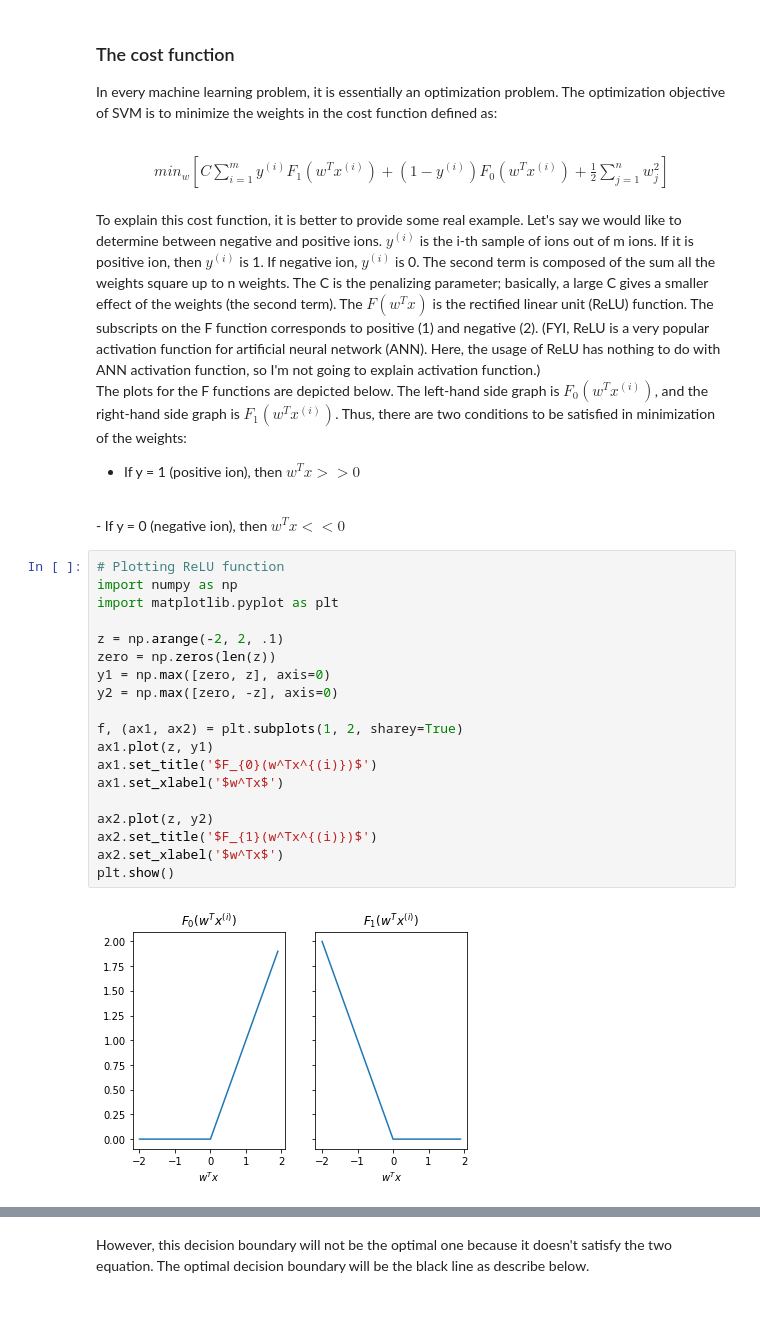
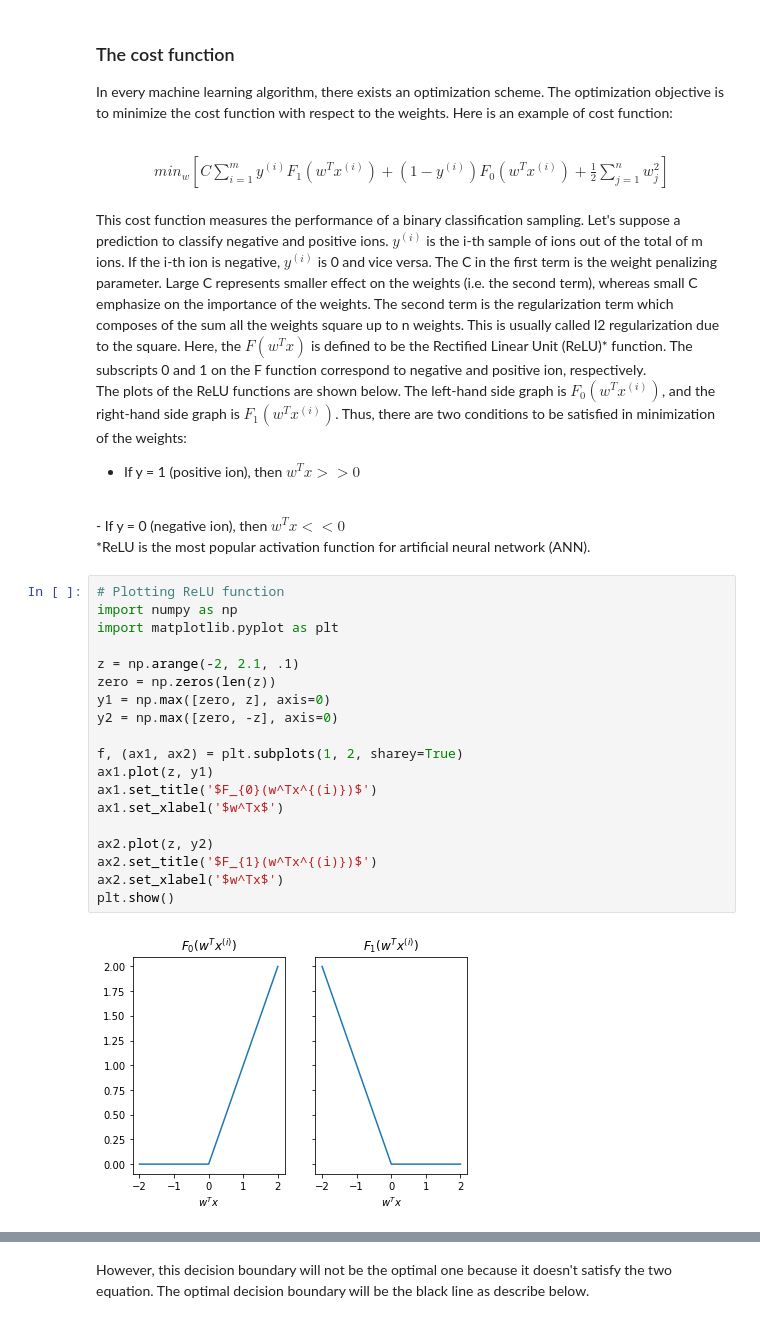
Before and after one commit to yanxon/Academy, a Jupyter notebook: Machine Learning/Support Vector Machine/SVM.ipynb, the cells around one changed output, grey strips where cells are left out. Drawn from its saved outputs; the diff is of its cells as text.

```diff
--- a/Machine Learning/Support Vector Machine/SVM.ipynb
+++ b/Machine Learning/Support Vector Machine/SVM.ipynb
@@ -9,37 +27,38 @@ In this note, I will explain the mathematical intuition behind SVM and provide a
 # %% [markdown]
 ### The cost function
 
-In every machine learning problem, it is essentially an optimization problem. The optimization objective of SVM is to minimize the weights in the cost function defined as:
-<br />
+In every machine learning algorithm, there exists an optimization scheme. The optimization objective is to minimize the cost function with respect to the weights. Here is an example of cost function:<br />
 <br />
 <center> $min_{w} [C \sum_{i=1}^m{y^{(i)} F_{1}(w^Tx^{(i)}) + (1-y^{(i)}) F_{0}(w^Tx^{(i)})} + \frac{1}{2} \sum_{j=1}^{n}w_j^{2} ] $ </center>
 <br />
-To explain this cost function, it is better to provide some real example. Let's say we would like to determine between negative and positive ions. $y^{(i)}$ is the i-th sample of ions out of m ions. If it is positive ion, then $y^{(i)}$ is 1. If negative ion, $y^{(i)}$ is 0. The second term is composed of the sum all the weights square up to n weights. The C is the penalizing parameter; basically, a large C gives a smaller effect of the weights (the second term). The $F(w^Tx)$ is the rectified linear unit (ReLU) function. The subscripts on the F function corresponds to positive (1) and negative (2). (FYI, ReLU is a very popular activation function for artificial neural network (ANN). Here, the usage of ReLU has nothing to do with ANN activation function, so I'm not going to explain activation function.)
+This cost function measures the performance of a binary classification sampling. Let's suppose a prediction to classify negative and positive ions. $y^{(i)}$ is the i-th sample of ions out of the total of m ions. If the i-th ion is negative, $y^{(i)}$ is 0 and vice versa. The C in the first term is the weight penalizing parameter. Large C represents smaller effect on the weights (i.e. the second term), whereas small C emphasize on the importance of the weights. The second term is the regularization term which composes of the sum all the weights square up to n weights. This is usually called l2 regularization due to the square. Here, the $F(w^Tx)$ is defined to be the Rectified Linear Unit (ReLU)* function. The subscripts 0 and 1 on the F function correspond to negative and positive ion, respectively.
 
-The plots for the F functions are depicted below. The left-hand side graph is $F_{0}(w^Tx^{(i)})$, and the right-hand side graph is $F_{1}(w^Tx^{(i)})$. Thus, there are two conditions to be satisfied in minimization of the weights:
+The plots of the ReLU functions are shown below. The left-hand side graph is $F_{0}(w^Tx^{(i)})$, and the right-hand side graph is $F_{1}(w^Tx^{(i)})$. Thus, there are two conditions to be satisfied in minimization of the weights:
 <br />
 - If y = 1 (positive ion), then $w^Tx >> 0$
 <br />
 - If y = 0 (negative ion), then $w^Tx << 0$
+
+*ReLU is the most popular activation function for artificial neural network (ANN).
 # %%
 # Plotting ReLU function
 import numpy as np
 import matplotlib.pyplot as plt
 
-z = np.arange(-2, 2, .1)
+z = np.arange(-2, 2.1, .1)
 zero = np.zeros(len(z))
 y1 = np.max([zero, z], axis=0)
 y2 = np.max([zero, -z], axis=0)
 
 f, (ax1, ax2) = plt.subplots(1, 2, sharey=True)
 ax1.plot(z, y1)
 ax1.set_title('$F_{0}(w^Tx^{(i)})$')
 ax1.set_xlabel('$w^Tx$')
 
 ax2.plot(z, y2)
 ax2.set_title('$F_{1}(w^Tx^{(i)})$')
 ax2.set_xlabel('$w^Tx$')
 plt.show()
 # %% [output]
-[figure, old version]
+[figure, new version]
 # %% [markdown]
```
Also changed, not shown: parts of 25 cells of this notebook.
